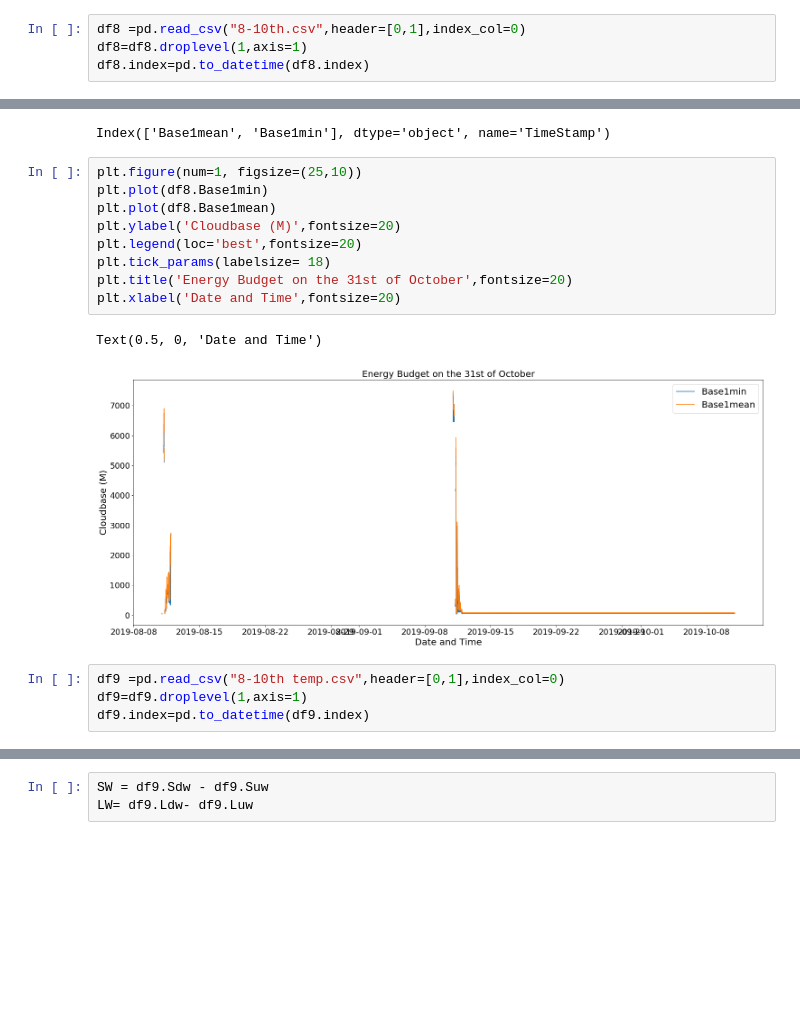
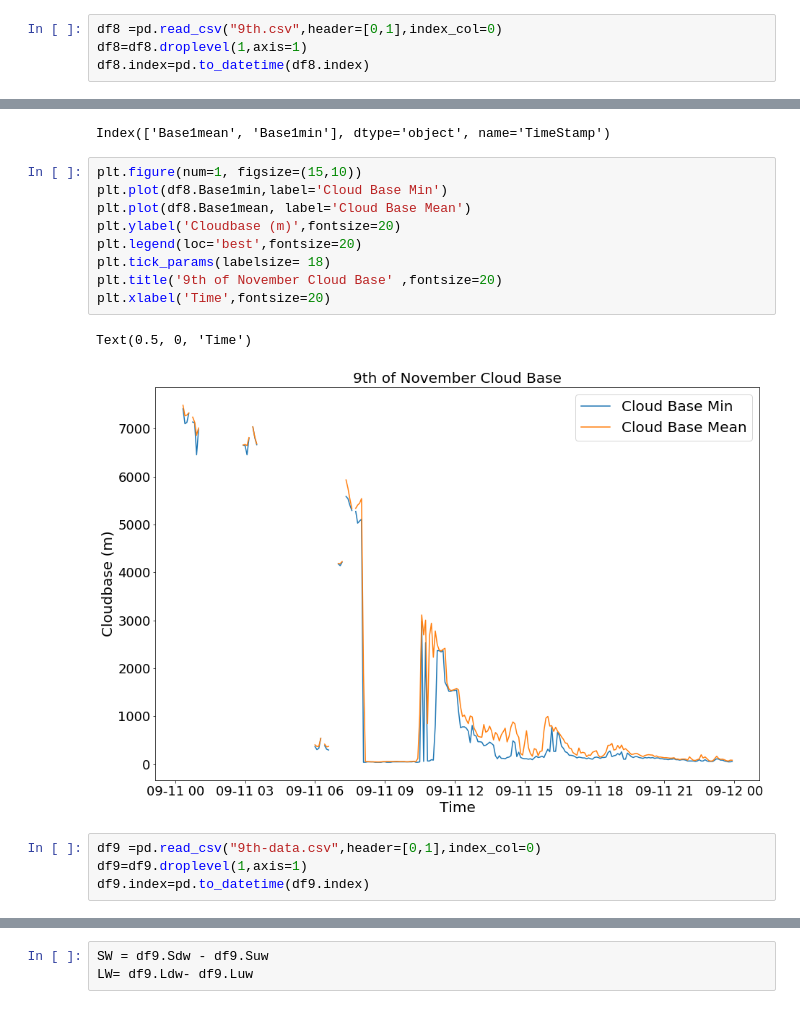
Before and after one commit to IsabelSmith1998/Assignment-Two--25002661, a Jupyter notebook: Assignmnet two.ipynb, the cells around one changed output, grey strips where cells are left out. Cells and saved outputs as stored; diff of their text form; blank space fills up the shorter version.

```diff
--- a/Assignmnet two.ipynb
+++ b/Assignmnet two.ipynb
@@ -10,7 +10,7 @@ list(Path().cwd().glob('*xlsx'))
 # %% [output]
 [WindowsPath('C:/Users/kh002661/Documents/Assignmnet-2/UoR_Data-rnm.xlsx')]
 # %%
-df8 =pd.read_csv("8-10th.csv",header=[0,1],index_col=0)
+df8 =pd.read_csv("9th.csv",header=[0,1],index_col=0)
 df8=df8.droplevel(1,axis=1)
 df8.index=pd.to_datetime(df8.index)
 # %%
@@ -18,19 +18,19 @@ df8.columns
 # %% [output]
 Index(['Base1mean', 'Base1min'], dtype='object', name='TimeStamp')
 # %%
-plt.figure(num=1, figsize=(25,10))
-plt.plot(df8.Base1min)
-plt.plot(df8.Base1mean)
-plt.ylabel('Cloudbase (M)',fontsize=20)
+plt.figure(num=1, figsize=(15,10))
+plt.plot(df8.Base1min,label='Cloud Base Min')
+plt.plot(df8.Base1mean, label='Cloud Base Mean')
+plt.ylabel('Cloudbase (m)',fontsize=20)
 plt.legend(loc='best',fontsize=20)
 plt.tick_params(labelsize= 18)
-plt.title('Energy Budget on the 31st of October',fontsize=20)
-plt.xlabel('Date and Time',fontsize=20)
+plt.title('9th of November Cloud Base' ,fontsize=20)
+plt.xlabel('Time',fontsize=20)
 # %% [output]
-Text(0.5, 0, 'Date and Time')
+Text(0.5, 0, 'Time')
-[figure, old version]
+[figure, new version]
 # %%
-df9 =pd.read_csv("8-10th temp.csv",header=[0,1],index_col=0)
+df9 =pd.read_csv("9th-data.csv",header=[0,1],index_col=0)
 df9=df9.droplevel(1,axis=1)
 df9.index=pd.to_datetime(df9.index)
 # %%
```
Also changed, not shown: parts of 22 cells of this notebook, 2 other files.
